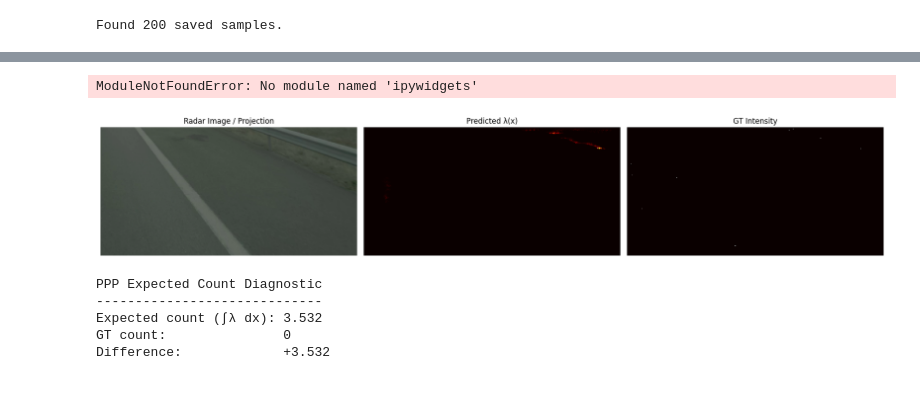
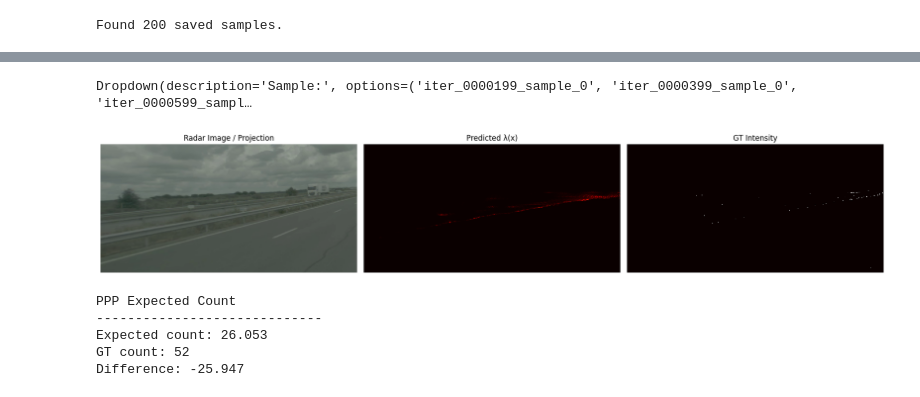
Before and after one commit to fragenabhaken-ux/CMPPP_Radar_MMSegmentation, a Jupyter notebook: ppp_analysis/marked_ppp_analysis.ipynb, the cells around one changed output, grey strips where cells are left out. Cells and saved outputs as stored; diff of their text form; code cells hidden in the pictures.

```diff
--- a/ppp_analysis/marked_ppp_analysis.ipynb
+++ b/ppp_analysis/marked_ppp_analysis.ipynb
@@ -50,6 +50,8 @@ def load_sample(prefix, root=ROOT_DIR):
 def list_samples(root=ROOT_DIR):
     files = sorted(os.listdir(root))
     prefixes = sorted(
-        set("_".join(f.split("_")[:3]) for f in files if f.endswith("_meta.json"))
+        f[:-len("_img.npy")]
+        for f in files
+        if f.endswith("_img.npy")
     )
     return prefixes
@@ -56,9 +89,7 @@ def list_samples(root=ROOT_DIR):
 # %%
 from ipywidgets import Dropdown
 
-prefixes = list_samples()
-
 dropdown = Dropdown(options=prefixes, description="Sample:")
 dropdown
 # %% [output]
-ModuleNotFoundError: No module named 'ipywidgets'
+Dropdown(description='Sample:', options=('iter_0000199_sample_0', 'iter_0000399_sample_0', 'iter_0000599_sampl…
@@ -72,44 +96,50 @@ sample = load_sample(prefix)
+# %%
+prefix = dropdown.value
+sample = load_sample(prefix)
+
+# idx = 140
+# prefix = prefixes[idx]
+# sample = load_sample(prefix)
 # %%
 img = sample["img"]
 lam = sample["lambda_pred"]
 lam_gt = sample["lambda_gt"]
 
 fig, axs = plt.subplots(1, 3, figsize=(18, 5))
 
 axs[0].imshow(img)
 axs[0].set_title("Radar Image / Projection")
 
 axs[1].imshow(lam)
 axs[1].set_title("Predicted λ(x)")
 
-axs[2].imshow(lam_gt)
+# axs[2].imshow(lam_gt)
+axs[2].imshow(lam_gt, interpolation="nearest")
 axs[2].set_title("GT Intensity")
 
 for ax in axs:
     ax.axis("off")
 
 plt.tight_layout()
 plt.show()
+
+H, W = lam.shape
+pixel_area = H * W
+
+lam_norm = lam / pixel_area
+
+expected_count = lam_norm.sum()
+gt_count = (lam_gt > 0).sum()
+
+print("PPP Expected Count")
+print("-----------------------------")
+print(f"Expected count: {expected_count:.3f}")
+print(f"GT count: {gt_count:.0f}")
+print(f"Difference: {expected_count - gt_count:+.3f}")
 # %% [output]
-[figure, old version]
+[figure, new version]
+PPP Expected Count
+-----------------------------
+Expected count: 26.053
+GT count: 52
+Difference: -25.947
-# %%
-H, W = lam.shape
-pixel_area = H * W
-
-lam_norm = lam / pixel_area
-lam_gt_norm = lam_gt / pixel_area
-
-expected_count = lam_norm.sum()
-gt_count = lam_gt_norm.sum()
-
-print("PPP Expected Count Diagnostic")
-print("-----------------------------")
-print(f"Expected count (∫λ dx): {expected_count:.3f}")
-print(f"GT count:               {gt_count:.0f}")
-print(f"Difference:             {expected_count - gt_count:+.3f}")
-# %% [output]
-PPP Expected Count Diagnostic
------------------------------
-Expected count (∫λ dx): 3.532
-GT count:               0
-Difference:             +3.532
```
Also changed, not shown: parts of 7 cells of this notebook, 8 other files.
